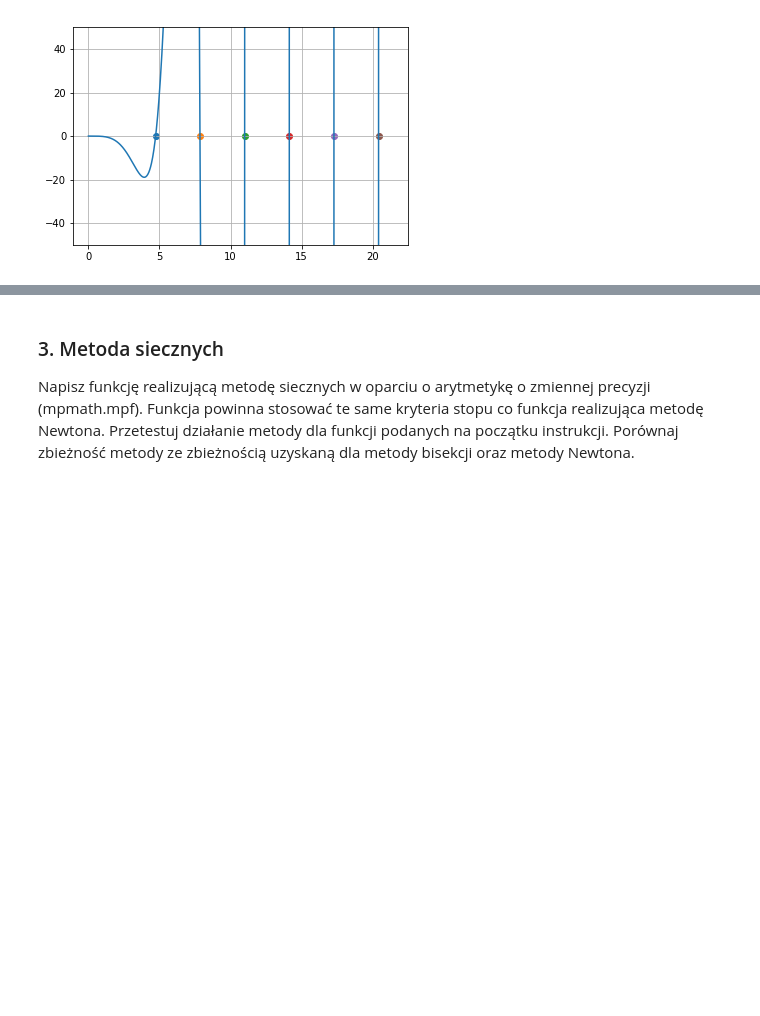
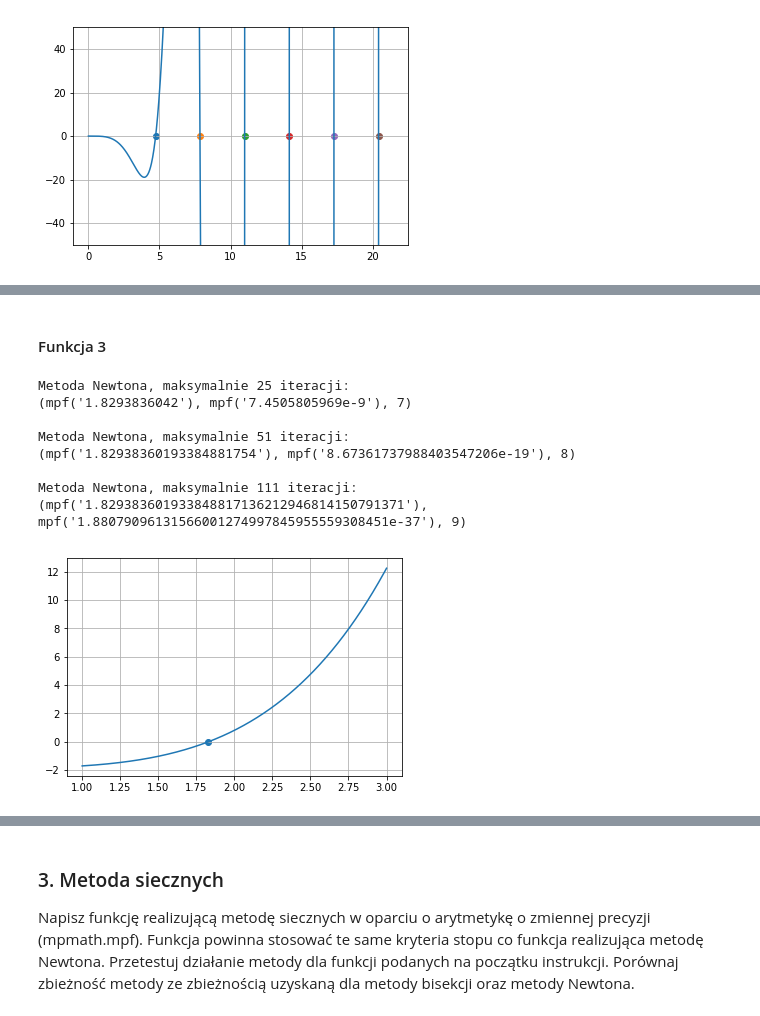
Before and after one commit to Forlify/MOWNIT, a Jupyter notebook: lab-5/sprawozdanie-lab-5.ipynb, the cells around one changed output, grey strips where cells are left out. Cells and saved outputs as stored; diff of their text form; code cells hidden in the pictures; blank space fills up the shorter version.

```diff
--- a/lab-5/sprawozdanie-lab-5.ipynb
+++ b/lab-5/sprawozdanie-lab-5.ipynb
@@ -175,0 +241,22 @@ Oprócz przybliżonej wartości pierwiastka funkcja ma zwrócić liczbę iteracj
+# %% [markdown]
+#### Funkcja 3
+# %%
+print(newton(function_3, D_function_3, mpf(1), mpf(3), 8, mpf(1e-7)), end="\n\n")
+print(newton(function_3, D_function_3, mpf(1), mpf(3), 18, mpf(1e-15)), end="\n\n")
+print(newton(function_3, D_function_3, mpf(1), mpf(3), 37, mpf(1e-33)))
+
+xs = np.linspace(1, 3 , 1000)
+plt.plot(xs, (2**(-xs) + e**xs + 2 * np.cos(xs) - 6))
+plt.scatter(1.83, 0)
+plt.grid()
+plt.show()
+# %% [output]
+Metoda Newtona, maksymalnie 25 iteracji:
+(mpf('1.8293836042'), mpf('7.4505805969e-9'), 7)
+
+Metoda Newtona, maksymalnie 51 iteracji:
+(mpf('1.82938360193384881754'), mpf('8.67361737988403547206e-19'), 8)
+
+Metoda Newtona, maksymalnie 111 iteracji:
+(mpf('1.829383601933848817136212946814150791371'), mpf('1.88079096131566001274997845955559308451e-37'), 9)
+[figure, added]
```
Also changed, not shown: parts of 12 cells of this notebook.
